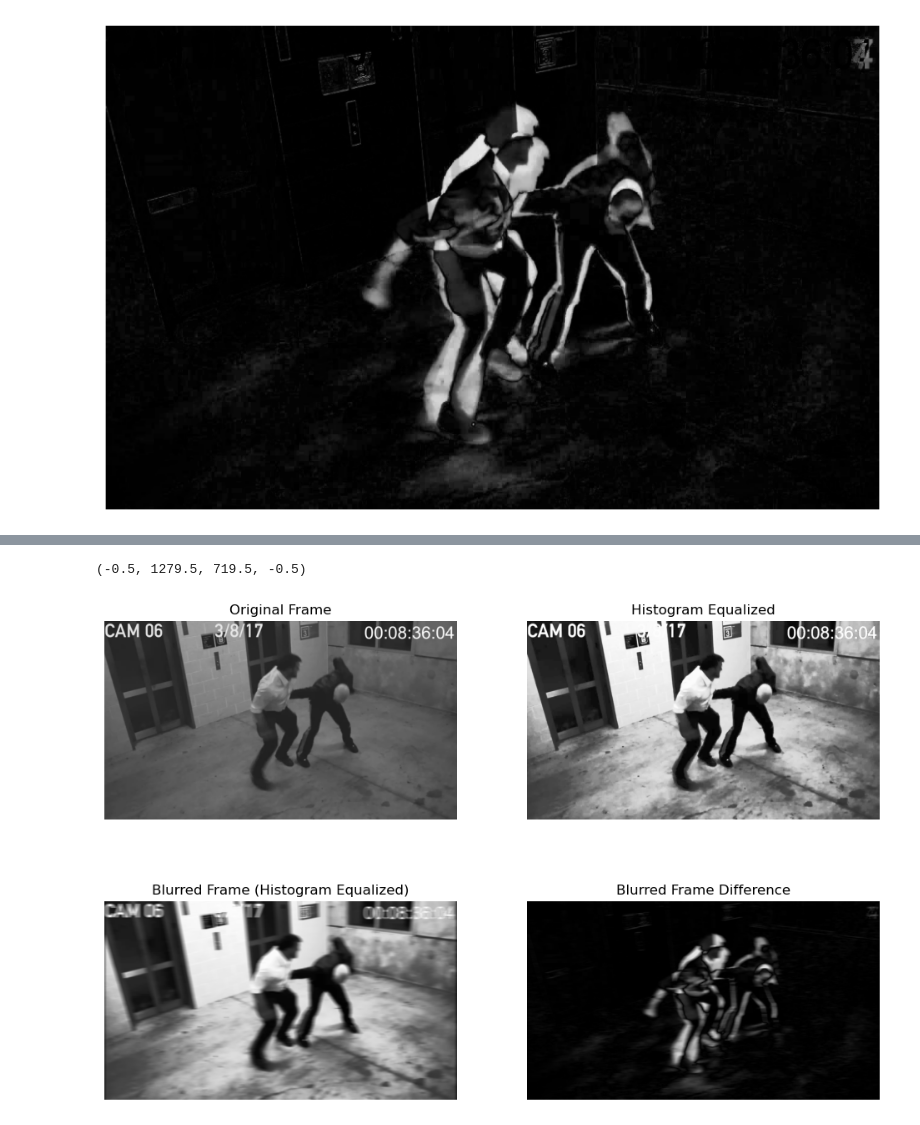
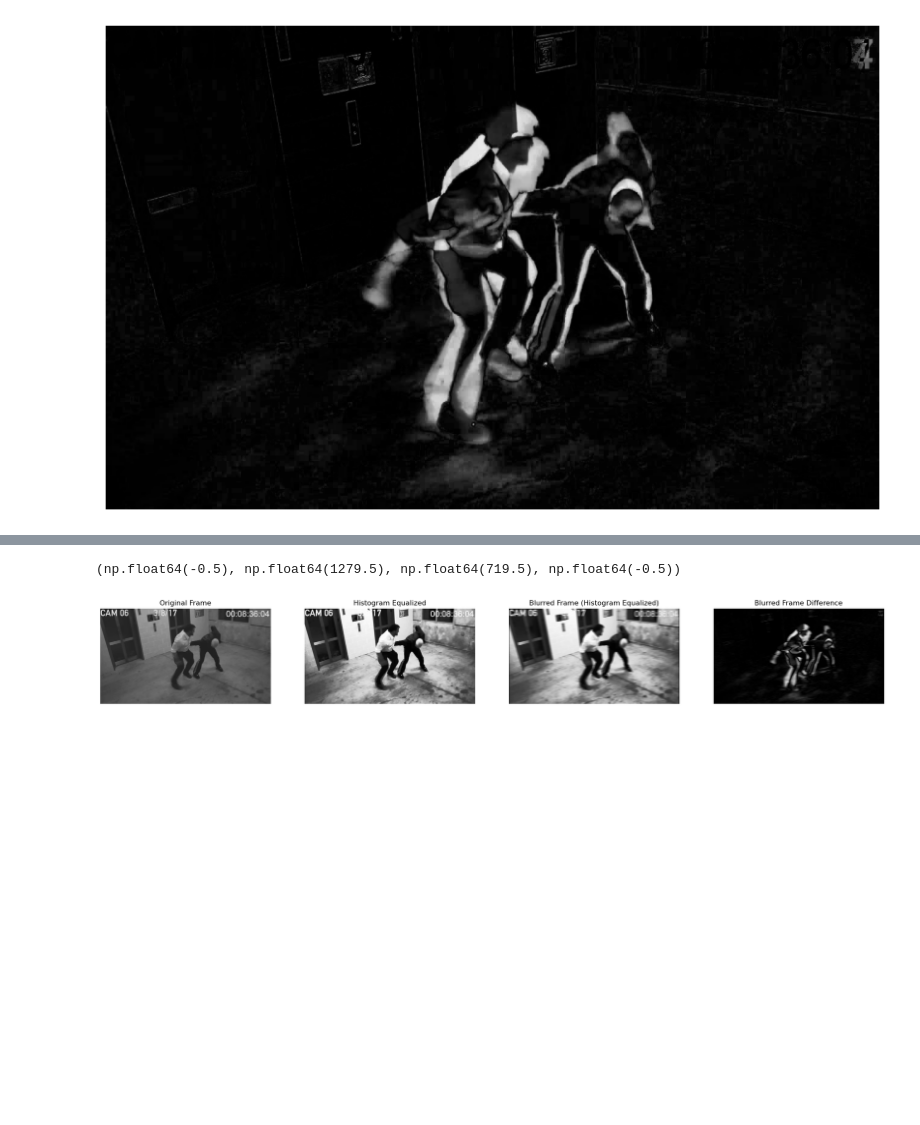
Before and after one commit to erickkartiadi/violence-detection, a Jupyter notebook: plot/plot.ipynb, the cells around one changed output, grey strips where cells are left out. Saved outputs shown, nothing was run; the diff lists cells and outputs as text; code cells hidden in the pictures; blank space fills up the shorter version.

Commit message:
Upload figure and images

```diff
--- a/plot/plot.ipynb
+++ b/plot/plot.ipynb
@@ -186,27 +186,27 @@ plt.axis("off")
 [figure]
 # %%
-plt.figure(figsize=(12, 8))
+plt.figure(figsize=(24, 8))
 
 
-plt.subplot(2, 2, 1)
+plt.subplot(1, 4, 1)
 plt.imshow(frames[index])
 plt.title("Original Frame")
 plt.axis("off")
 
-plt.subplot(2, 2, 2)
+plt.subplot(1, 4, 2)
 plt.imshow(hist_equalized_frames[index])
 plt.title("Histogram Equalized")
 plt.axis("off")
 
-plt.subplot(2, 2, 3)
+plt.subplot(1, 4, 3)
 plt.imshow(blurred_frames[index])
 plt.title("Blurred Frame (Histogram Equalized)")
 plt.axis("off")
 
-plt.subplot(2, 2, 4)
+plt.subplot(1, 4, 4)
 plt.imshow(frame_diff_blurred[index])
 plt.title("Blurred Frame Difference")
 plt.axis("off")
 # %% [output]
-(-0.5, 1279.5, 719.5, -0.5)
+(np.float64(-0.5), np.float64(1279.5), np.float64(719.5), np.float64(-0.5))
-[figure, old version]
+[figure, new version]
```
Also changed, not shown: parts of 3 cells of this notebook, 11 other files.
